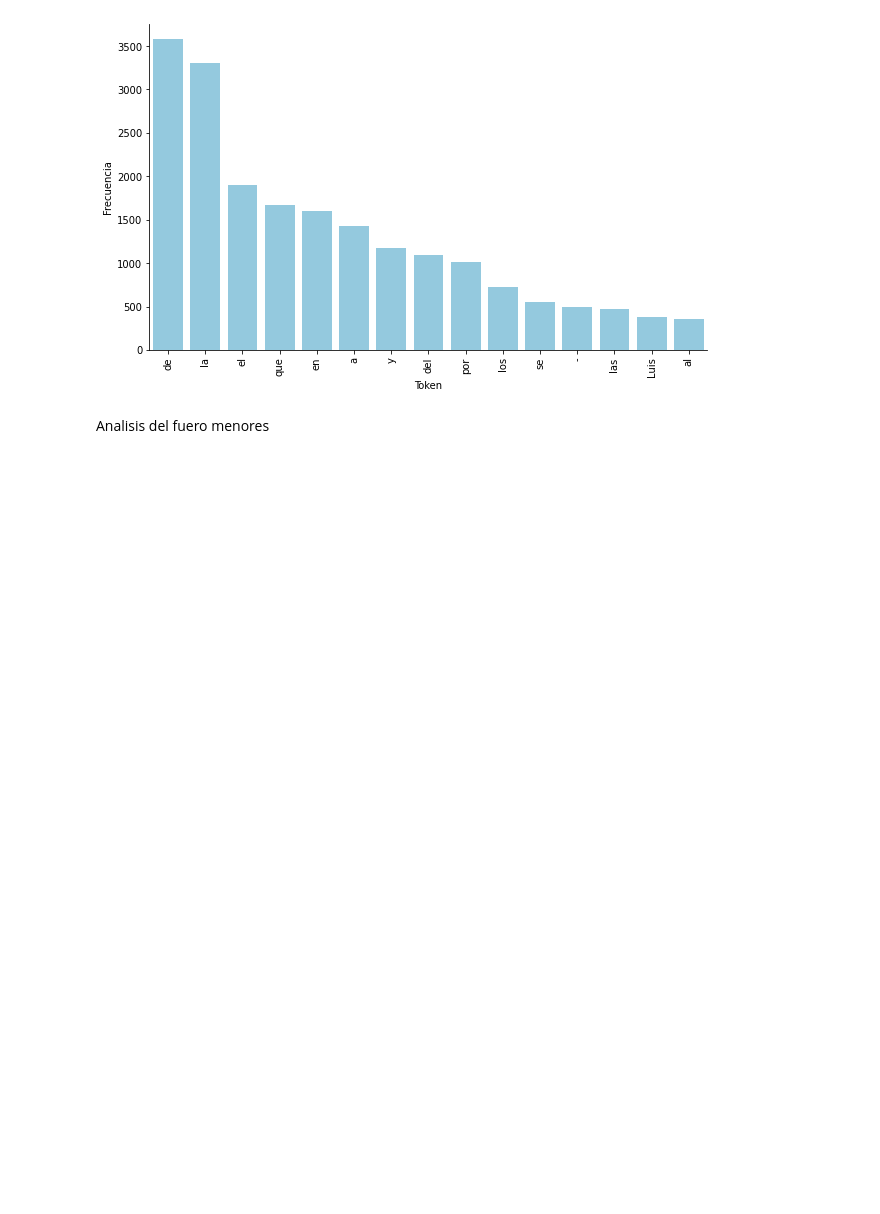
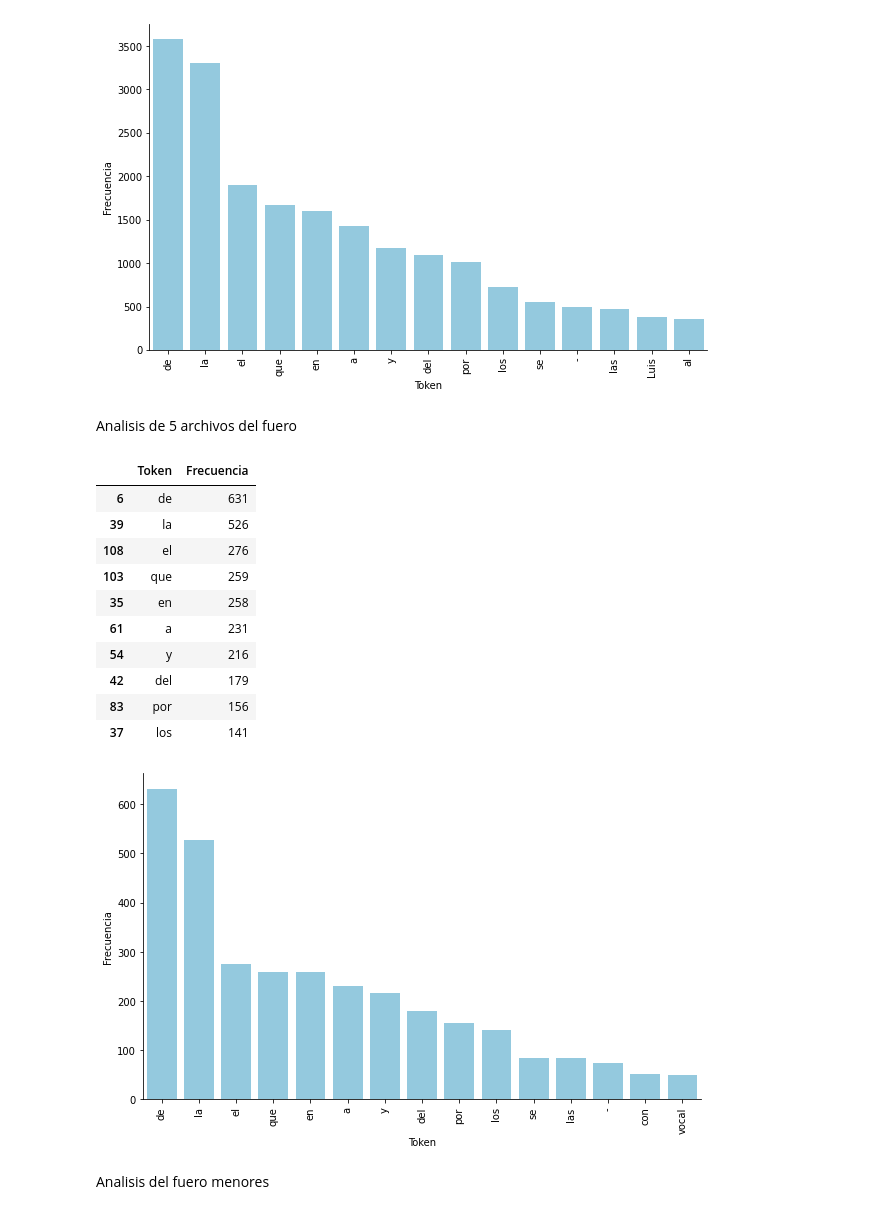
Before and after one commit to nicocarrion1/Mentoria_Busqueda_y_Recomendacion_Textos_Legales, a Jupyter notebook: Practico 1 - Analisis y Visualizacion.ipynb, the cells around one changed output. Drawn from its saved outputs; the diff is of its cells as text; code cells hidden in the pictures; blank space fills up the shorter version.

```diff
--- a/Practico 1 - Analisis y Visualizacion.ipynb
+++ b/Practico 1 - Analisis y Visualizacion.ipynb
@@ -185,5 +217,26 @@ data_laboral[:10]
 | 83 | por | 1018 |
 | 37 | los | 721 |
 [figure]
+# %% [markdown]
+Analisis de 5 archivos del fuero
+# %%
+list_of_five_files_laboral=getListOfFiles(dirname+'\LABORAL', 5)
+corpus_five_laboral=create_corpus(list_of_five_files_laboral)
+data_five_laboral=obtain_tokens_and_dataframe(corpus_five_laboral)
+graph_frequency(data_five_laboral)
+data_five_laboral[:10]
+# %% [output]
+|  | Token | Frecuencia |
+| 6 | de | 631 |
+| 39 | la | 526 |
+| 108 | el | 276 |
+| 103 | que | 259 |
+| 35 | en | 258 |
+| 61 | a | 231 |
+| 54 | y | 216 |
+| 42 | del | 179 |
+| 83 | por | 156 |
+| 37 | los | 141 |
+[figure, added]
 # %% [markdown]
 Analisis del fuero menores
```
Also changed, not shown: parts of 50 cells of this notebook.
